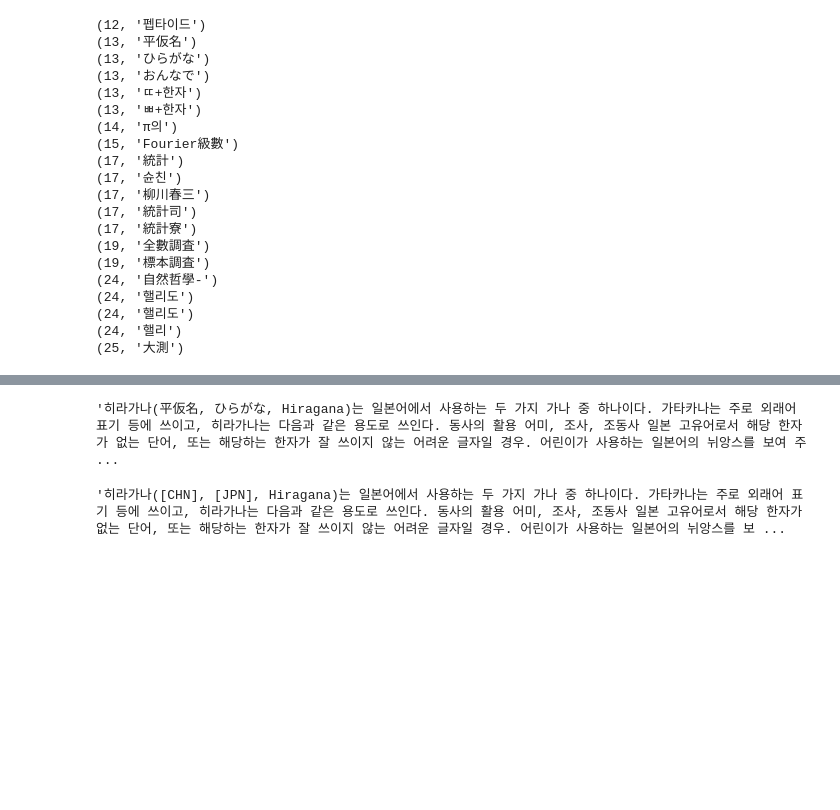
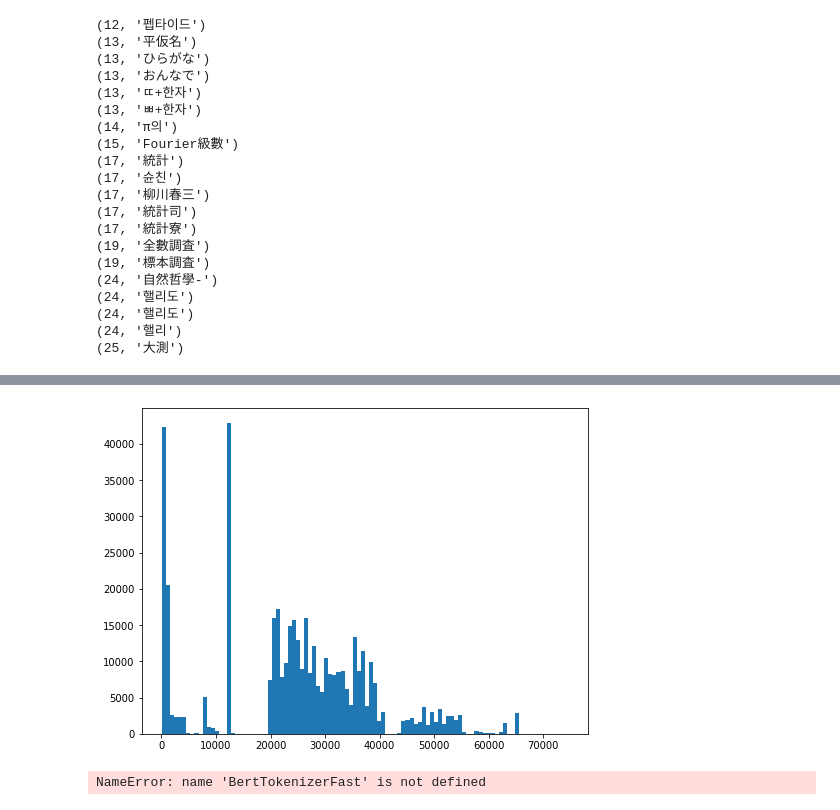
Before and after one commit to boostcampaitech2/mrc-level2-nlp-02, a Jupyter notebook: EDA/eda_ps_wiki.ipynb, the cells around one changed output, grey strips where cells are left out. Drawn from its saved outputs; the diff is of its cells as text; code cells hidden in the pictures; blank space fills up the shorter version.

```diff
--- a/EDA/eda_ps_wiki.ipynb
+++ b/EDA/eda_ps_wiki.ipynb
@@ -23,7 +24,3 @@ contexts[0]
 # %% [output]
 Original Text
 '이 문서는 나라 목록이며, 전 세계 206개 나라의 각 현황과 주권 승인 정보를 개요 형태로 나열하고 있다.\n\n이 목록은 명료화를 위해 두 부분으로 나뉘어 있다.\n\n# 첫 번째 부분은 바티칸 시국과 팔레스타인을 포함하여 유엔 등 국제 기구에 가입되어 국제적인 승인을 널리 받았다고 여기는 195개 나라를 나열하고 있다.\n# 두 번째 부분은 일부 지 ...
-# %%
-contexts = [con.replace('\n*' , '') for con in contexts]
-contexts = [con.replace('\n#' , '') for con in contexts]
-contexts = [con.replace('\n' , '') for con in contexts]
@@ -292,9 +135,0 @@ for con in tqdm(contexts) :
-# %%
-p_unk_words = []
-for i , con in enumerate(tqdm(p_contexts)) :
-    sen_list = sent_tokenize(con)
-    for sen in sen_list :
-        word_list = word_tokenize(sen)
-        for word in word_list :
-            if unk_id in tokenizer.encode(word) :
-                p_unk_words.append((i,word))
@@ -420,8 +136,20 @@ def convert_foreign(txt) :
-# %%
-contexts[13]
-# %% [output]
-'히라가나(平仮名, ひらがな, Hiragana)는 일본어에서 사용하는 두 가지 가나 중 하나이다. 가타카나는 주로 외래어 표기 등에 쓰이고, 히라가나는 다음과 같은 용도로 쓰인다. 동사의 활용 어미, 조사, 조동사 일본 고유어로서 해당 한자가 없는 단어, 또는 해당하는 한자가 잘 쓰이지 않는 어려운 글자일 경우. 어린이가 사용하는 일본어의 뉘앙스를 보여 주 ...
-# %%
-convert_chn(contexts[13])
-# %% [output]
-'히라가나([CHN], [JPN], Hiragana)는 일본어에서 사용하는 두 가지 가나 중 하나이다. 가타카나는 주로 외래어 표기 등에 쓰이고, 히라가나는 다음과 같은 용도로 쓰인다. 동사의 활용 어미, 조사, 조동사 일본 고유어로서 해당 한자가 없는 단어, 또는 해당하는 한자가 잘 쓰이지 않는 어려운 글자일 경우. 어린이가 사용하는 일본어의 뉘앙스를 보 ...
+# %%
+unk_chars = []
+
+for word in unk_words :
+    for ch in word[1] :
+        if tokenizer.convert_tokens_to_ids(ch) == unk_id :
+            unk_chars.append(ch)
+
+unk_codes = [ord(ch) for ch in unk_chars]
+unk_code_plt = [code for code in unk_codes if code < 80000]
+# %%
+plt.figure(figsize = (8,6))
+plt.hist(unk_code_plt, bins=100)
+plt.show()
+# %% [output]
+[figure, added]
+# %%
+isinstance(tokenizer, BertTokenizerFast)
+# %% [output]
+NameError: name 'BertTokenizerFast' is not defined
```
Also changed, not shown: parts of 47 cells of this notebook, 2 other files.
